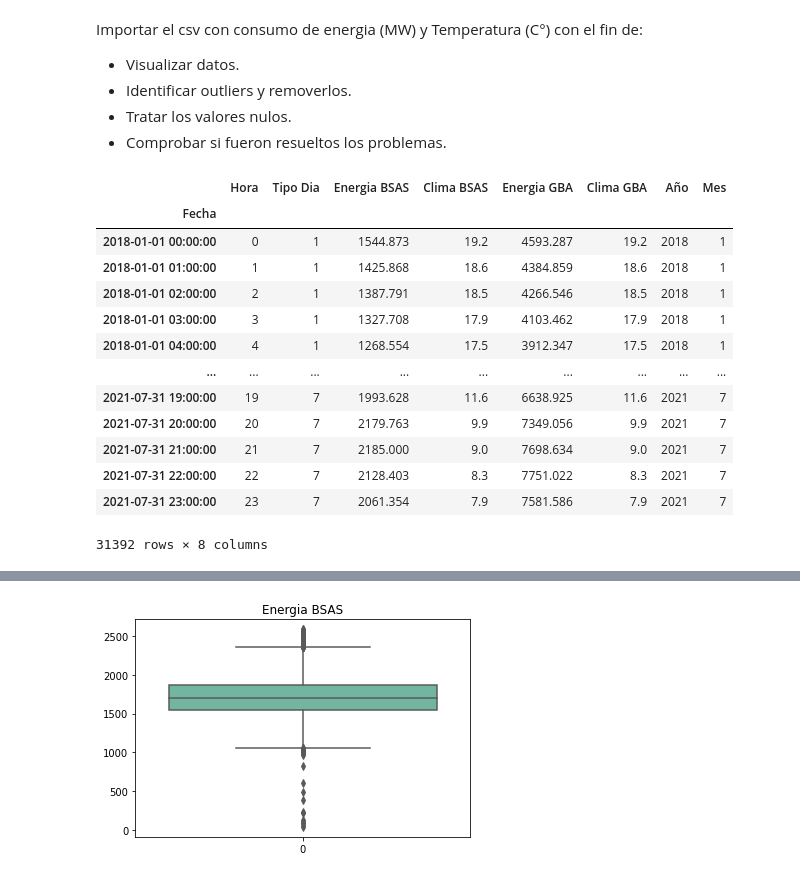
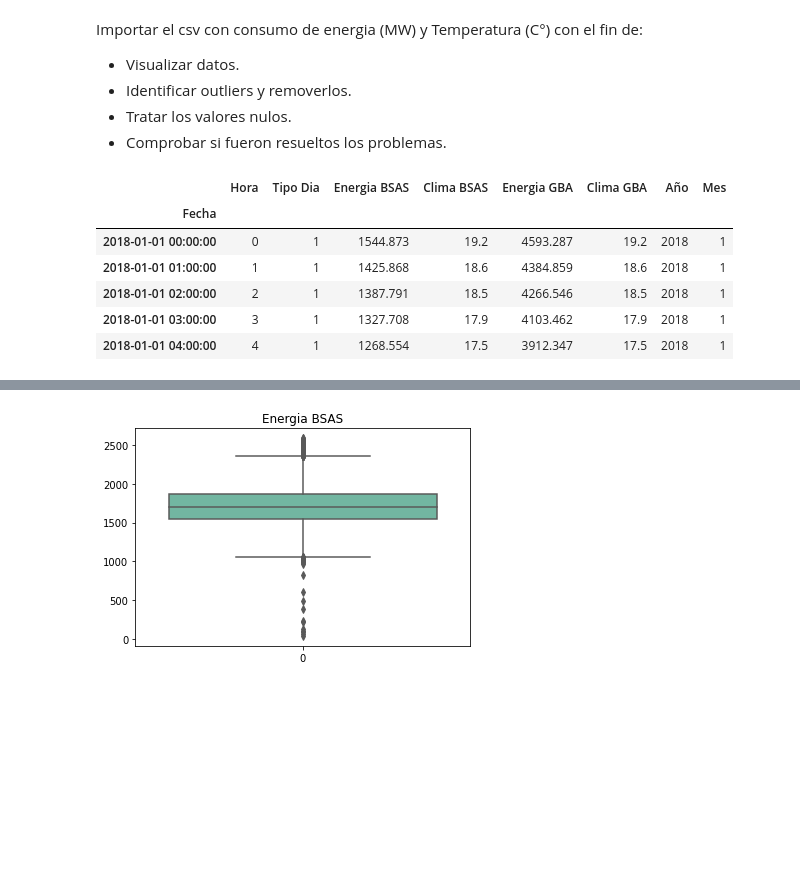
Before and after one commit to IlicicAxel/Energia_Forecast, a Jupyter notebook: Energia_EDA.ipynb, the cells around one changed output, grey strips where cells are left out. Cells and saved outputs as stored; diff of their text form; code cells hidden in the pictures; blank space fills up the shorter version.

```diff
--- a/Energia_EDA.ipynb
+++ b/Energia_EDA.ipynb
@@ -16,25 +16,18 @@ Importar el csv con consumo de energia (MW) y Temperatura (C°) con el fin de:
 # %%
 # Importar csv que posee Consumo de energia y Temperatura de 23 provincias + CABA.
 df = pd.read_csv("BASE.csv", header = 0, parse_dates = [0], index_col = 0, dayfirst=True)
 df = df.iloc[:,:6] # Seleccionar la información para la Provincia de Buenos Aires y GBA.
 df['Año'] = pd.DatetimeIndex(df.index).year
 df['Mes'] = pd.DatetimeIndex(df.index).month
-df
+df.head()
 # %% [output]
 |  | Hora | Tipo Dia | Energia BSAS | Clima BSAS | Energia GBA | Clima GBA | Año | Mes |
 | Fecha |  |  |  |  |  |  |  |  |
 | 2018-01-01 00:00:00 | 0 | 1 | 1544.873 | 19.2 | 4593.287 | 19.2 | 2018 | 1 |
 | 2018-01-01 01:00:00 | 1 | 1 | 1425.868 | 18.6 | 4384.859 | 18.6 | 2018 | 1 |
 | 2018-01-01 02:00:00 | 2 | 1 | 1387.791 | 18.5 | 4266.546 | 18.5 | 2018 | 1 |
 | 2018-01-01 03:00:00 | 3 | 1 | 1327.708 | 17.9 | 4103.462 | 17.9 | 2018 | 1 |
 | 2018-01-01 04:00:00 | 4 | 1 | 1268.554 | 17.5 | 3912.347 | 17.5 | 2018 | 1 |
-| ... | ... | ... | ... | ... | ... | ... | ... | ... |
-| 2021-07-31 19:00:00 | 19 | 7 | 1993.628 | 11.6 | 6638.925 | 11.6 | 2021 | 7 |
-| 2021-07-31 20:00:00 | 20 | 7 | 2179.763 | 9.9 | 7349.056 | 9.9 | 2021 | 7 |
-| 2021-07-31 21:00:00 | 21 | 7 | 2185.000 | 9.0 | 7698.634 | 9.0 | 2021 | 7 |
-| 2021-07-31 22:00:00 | 22 | 7 | 2128.403 | 8.3 | 7751.022 | 8.3 | 2021 | 7 |
-| 2021-07-31 23:00:00 | 23 | 7 | 2061.354 | 7.9 | 7581.586 | 7.9 | 2021 | 7 |
-31392 rows × 8 columns
 # %%
 #Estadisticas descriptivas
 df.describe()
```
Also changed, not shown: parts of 11 cells of this notebook, 4 other files.
